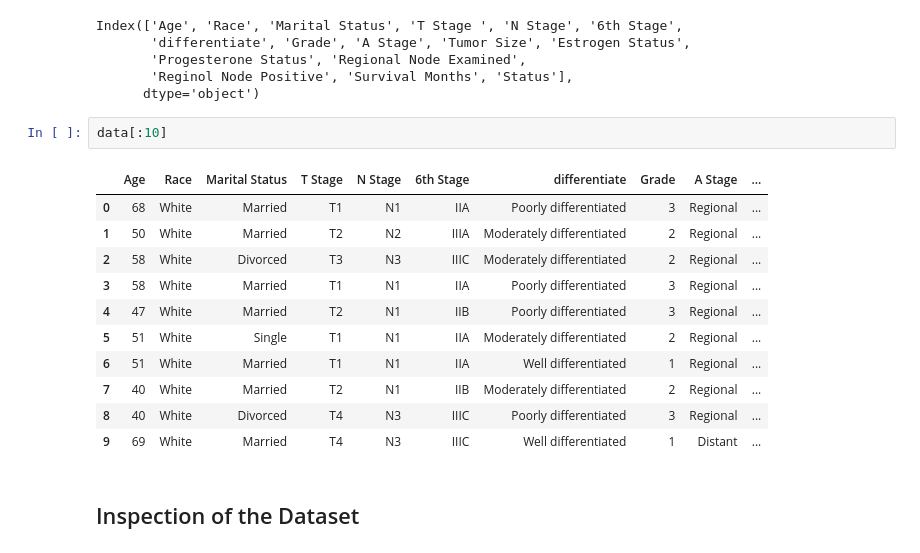
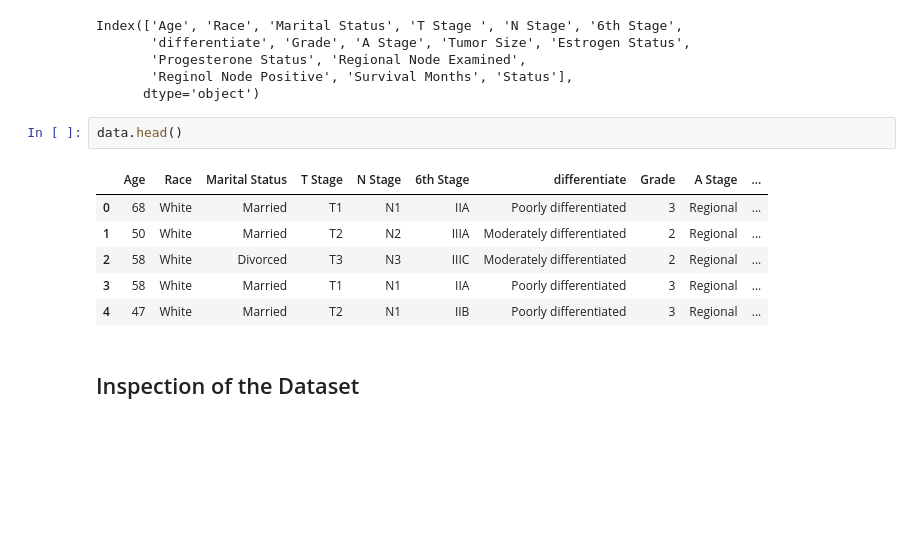
Before and after one commit to zivkovicbogdana/breast-cancer-prediction, a Jupyter notebook: preprocess.ipynb, the cells around one changed output. Drawn from its saved outputs; the diff is of its cells as text; blank space fills up the shorter version.

```diff
--- a/preprocess.ipynb
+++ b/preprocess.ipynb
@@ -20,19 +22,14 @@ Index(['Age', 'Race', 'Marital Status', 'T Stage ', 'N Stage', '6th Stage',
        'Reginol Node Positive', 'Survival Months', 'Status'],
       dtype='object')
 # %%
-data[:10]
+data.head()
 # %% [output]
 |  | Age | Race | Marital Status | T Stage | N Stage | 6th Stage | differentiate | Grade | A Stage | ... |
 | 0 | 68 | White | Married | T1 | N1 | IIA | Poorly differentiated | 3 | Regional | ... |
 | 1 | 50 | White | Married | T2 | N2 | IIIA | Moderately differentiated | 2 | Regional | ... |
 | 2 | 58 | White | Divorced | T3 | N3 | IIIC | Moderately differentiated | 2 | Regional | ... |
 | 3 | 58 | White | Married | T1 | N1 | IIA | Poorly differentiated | 3 | Regional | ... |
 | 4 | 47 | White | Married | T2 | N1 | IIB | Poorly differentiated | 3 | Regional | ... |
-| 5 | 51 | White | Single | T1 | N1 | IIA | Moderately differentiated | 2 | Regional | ... |
-| 6 | 51 | White | Married | T1 | N1 | IIA | Well differentiated | 1 | Regional | ... |
-| 7 | 40 | White | Married | T2 | N1 | IIB | Moderately differentiated | 2 | Regional | ... |
-| 8 | 40 | White | Divorced | T4 | N3 | IIIC | Poorly differentiated | 3 | Regional | ... |
-| 9 | 69 | White | Married | T4 | N3 | IIIC | Well differentiated | 1 | Distant | ... |
 # %% [markdown]
 ## Inspection of the Dataset
 # %%
```
Also changed, not shown: parts of 8 cells of this notebook, 2 other files.
